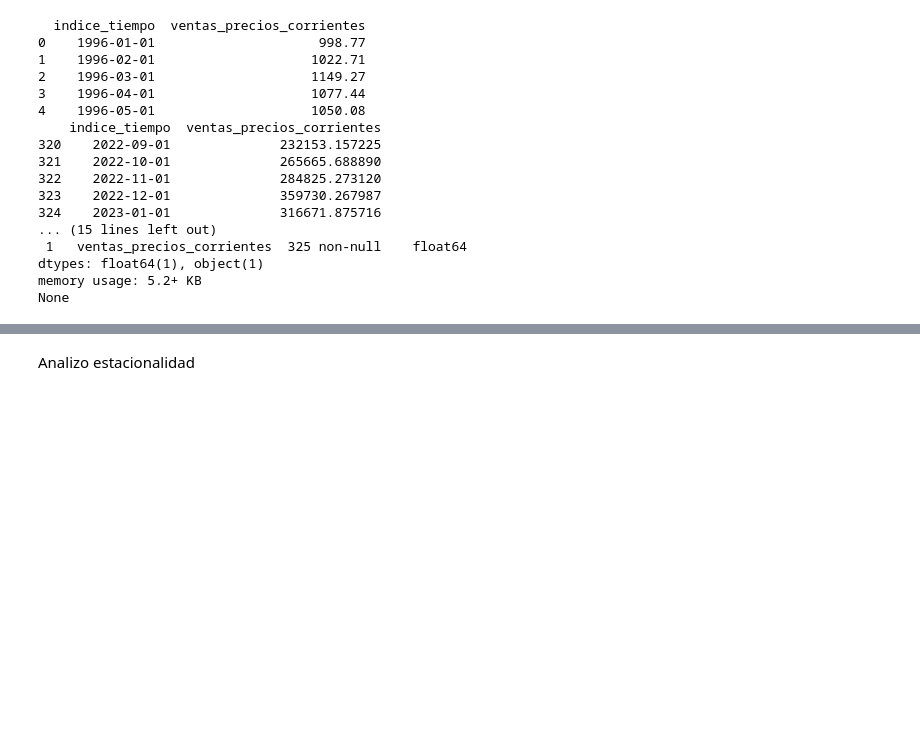
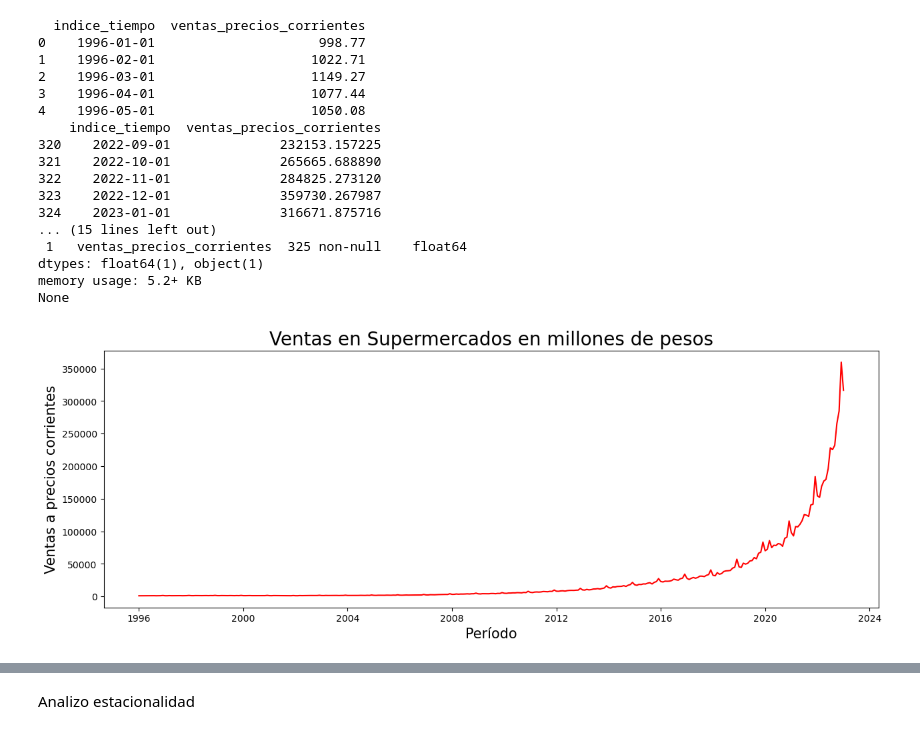
Before and after one commit to DoloresFerrando/Codigo, a Jupyter notebook: EDA.ipynb, the cells around one changed output, grey strips where cells are left out. Saved outputs shown, nothing was run; the diff lists cells and outputs as text; code cells hidden in the pictures; blank space fills up the shorter version.

```diff
--- a/EDA.ipynb
+++ b/EDA.ipynb
@@ -35,6 +38,14 @@ print(serie.info())  # muestra información sobre la serie de tiempo
 dtypes: float64(1), object(1)
 memory usage: 5.2+ KB
 None
+# %%
+plt.figure(figsize=(15,5))
+sns.lineplot(x='indice_tiempo', y='ventas_precios_corrientes', data=serie, color='r')
+plt.ylabel('Ventas a precios corrientes', fontsize=15)
+plt.xlabel('Período', fontsize=15)
+plt.title('Ventas en Supermercados en millones de pesos', fontsize=20);
+# %% [output]
+[figure, added]
 # %%
 serie.plot()
 # %% [output]
```
Also changed, not shown: parts of 22 cells of this notebook, 3 other files.
